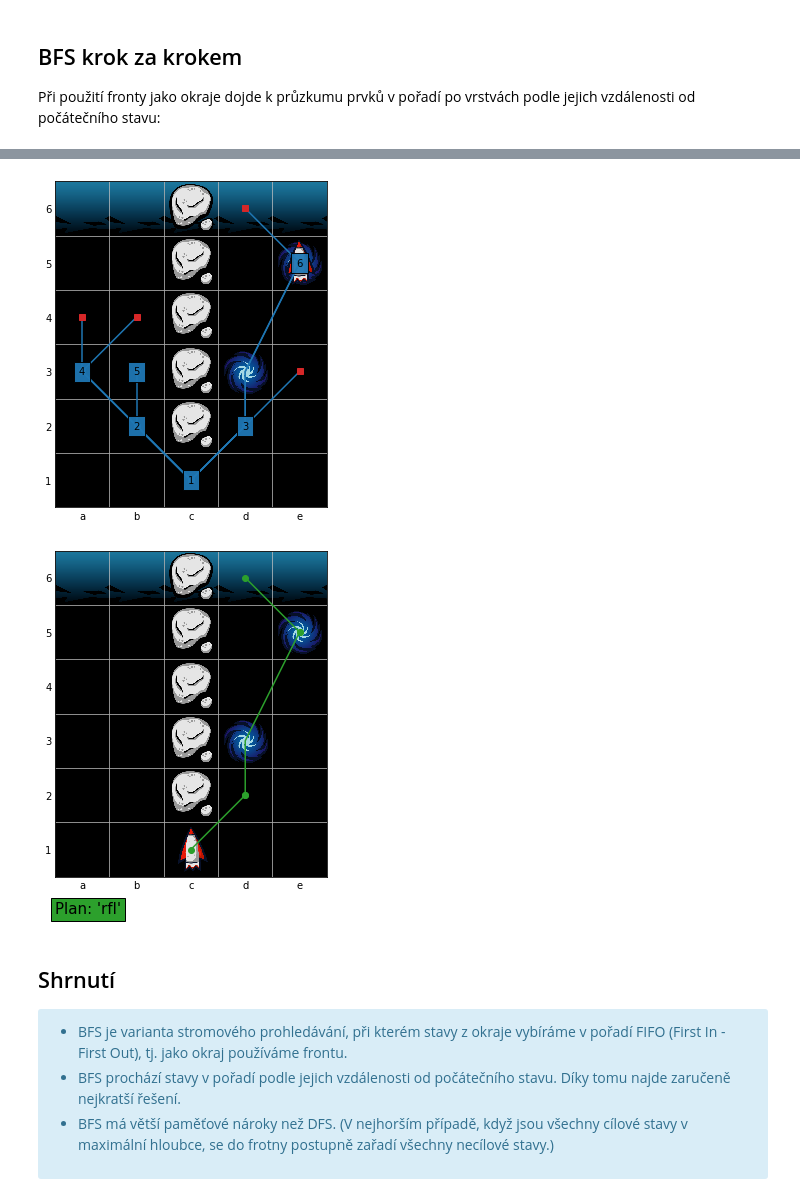
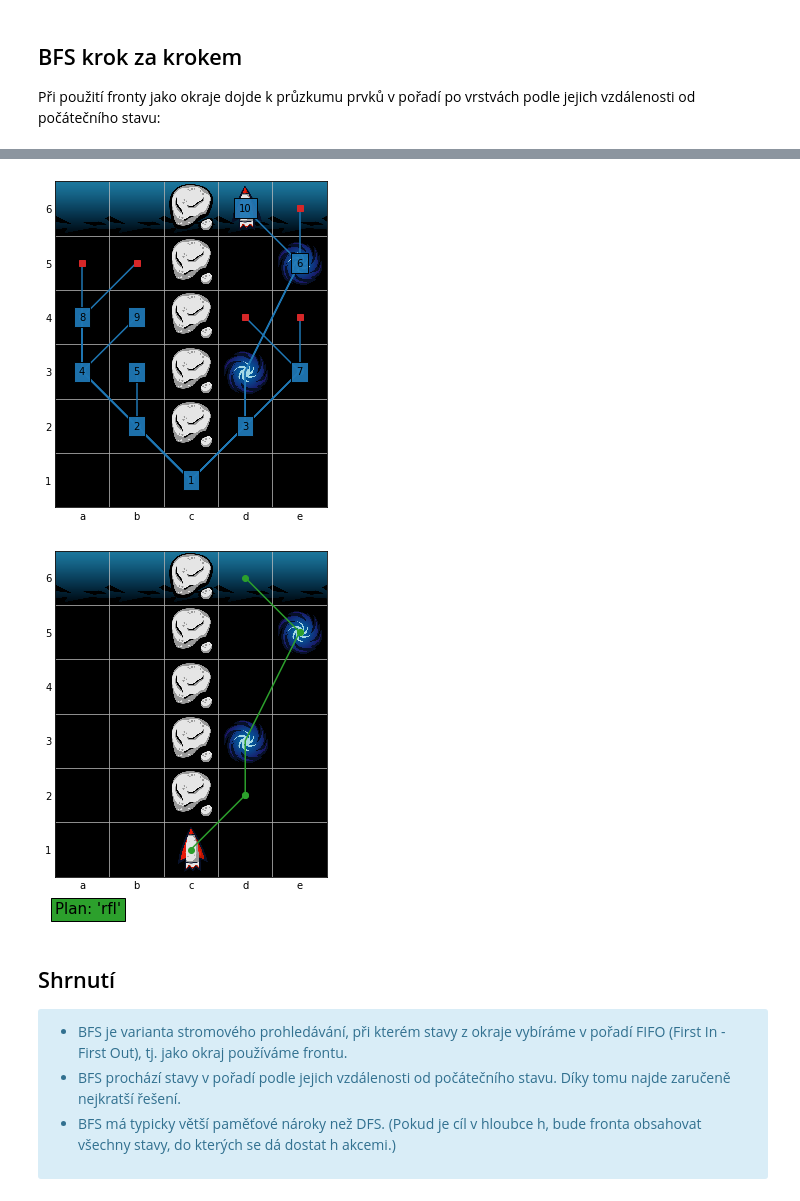
Before and after one commit to effa/ai-search-workshop, a Jupyter notebook: 06-breadth-first-search.ipynb, the cells around one changed output, grey strips where cells are left out. Saved outputs shown, nothing was run; the diff lists cells and outputs as text; code cells hidden in the pictures.

```diff
--- a/06-breadth-first-search.ipynb
+++ b/06-breadth-first-search.ipynb
@@ -31,9 +31,7 @@ Při použití fronty jako okraje dojde k průzkumu prvků v pořadí po vrstvá
 # %%
 state = parse_state(
 '| | |A| | |'
-'| | |A| |W|'
 '| | |A| | |'
-'| | |A|W| |'
 '| | |A| | |'
 '| | |S| | |')
 with visualize_search(state, text=True, interactive=False):
@@ -80,29 +77,27 @@ Už při vkládání do fronty můžete kontrolovat, zda není stav cílový.
 </div>
 # %%
 def bfs(initial_state):
-    if is_goal(initial_state):
-        return ''
     queue = deque([initial_state])
     plans = {initial_state: ''}
     log_search_step(None, queue, plans)
     while queue:
         state = queue.popleft()
         # TODO: Implementujte BFS.
         log_search_step(state, queue, plans)
 
 state = parse_state(
 '| | |A| | |'
 '| | |A| |W|'
 '| | |A| | |'
 '| | |A|W| |'
 '| | |A| | |'
 '| | |S| | |')
 with visualize_search(state, interactive=False):
     plan = solutions.bfs(state)  # Vzorove reseni.
     #plan = bfs(state)  # Vase reseni:
 show_plan(state, plan)
 # %% [output]
-[figure, old version]
+[figure, new version]
 [figure]
 # %% [markdown]
 ## Shrnutí
@@ -118,8 +113,9 @@ jako okraj používáme frontu.
 BFS prochází stavy v pořadí podle jejich vzdálenosti od počátečního stavu. Díky tomu najde zaručeně nejkratší řešení.
 </li>
 <li>
-BFS má větší paměťové nároky než DFS.
-(V nejhorším případě, když jsou všechny cílové stavy v maximální hloubce, se do frotny postupně zařadí všechny necílové stavy.)
+BFS má typicky větší paměťové nároky než DFS.
+(Pokud je cíl v hloubce h, bude fronta obsahovat
+všechny stavy, do kterých se dá dostat h akcemi.)
 </li>
 </ul>
 </div>
```
Also changed, not shown: parts of 2 cells of this notebook, 6 other files.
